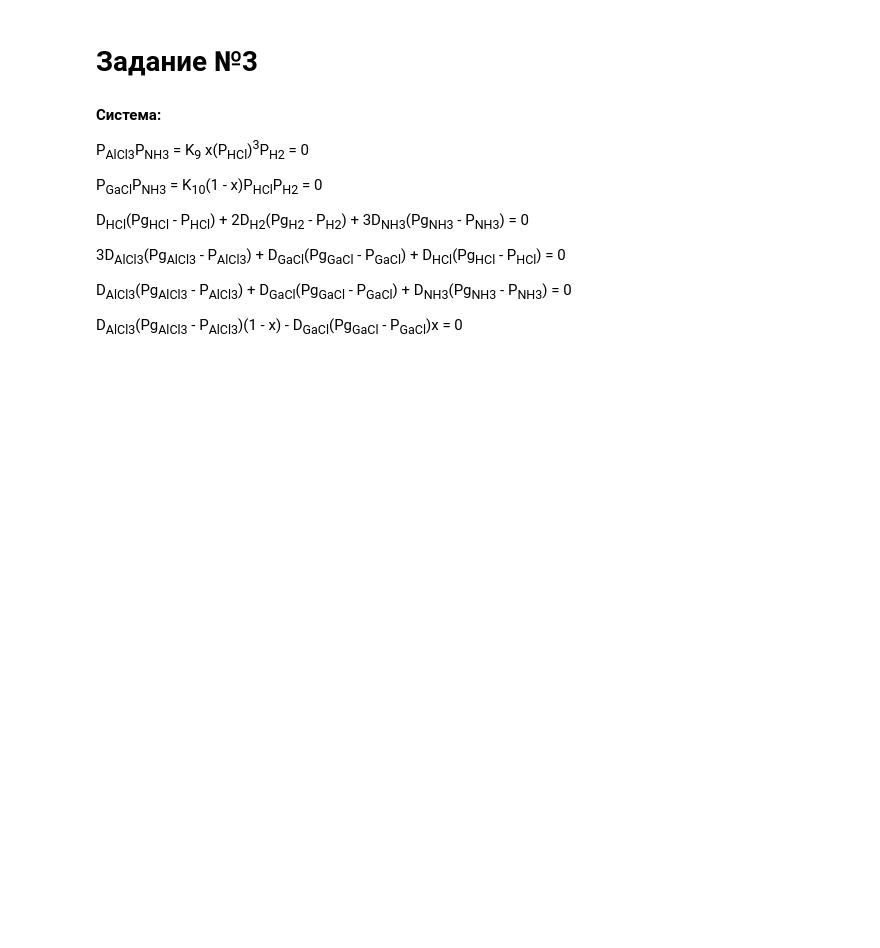
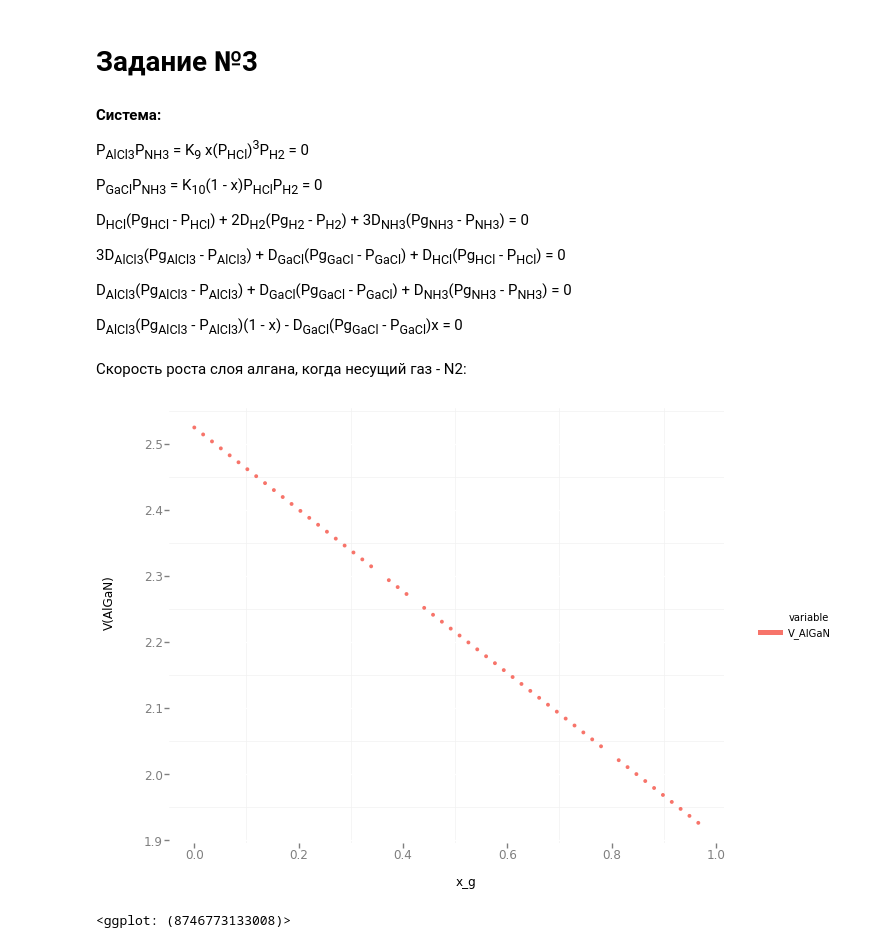
Before and after one commit to pavponn/computational-methods, a Jupyter notebook: course-work/AlganModel.ipynb, the cells around one changed output. Cells and saved outputs as stored; diff of their text form; code cells hidden in the pictures; blank space fills up the shorter version.

```diff
--- a/course-work/AlganModel.ipynb
+++ b/course-work/AlganModel.ipynb
@@ -423,3 +426,16 @@ for k, (x_g, n2Percentage) in (enumerate(product(x_gs, n2Percentages))):
             'G_GaCl': G['GaCl'],
             'G_AlCl3': G['AlCl3']
     }
+# %% [markdown]
+Скорость роста слоя алгана, когда несущий газ - N2:
+# %%
+data_for_temperature['V_AlGaN'] = data_for_temperature.V_AlGaN / 1000
+graph_data_speed = pd.melt(data_for_temperature[['x_g', 'V_AlGaN', 'n2Percentage']], id_vars=['x_g', 'n2Percentage'])
+(ggplot(aes(x = 'x_g', y = 'value', color='variable'), graph_data_speed[graph_data_speed.n2Percentage == 1]) +
+    geom_point(size=15) +
+    ylab('V(AlGaN)') +
+    theme_bw()
+)
+# %% [output]
+[figure, added]
+<ggplot: (8746773133008)>
```
Also changed, not shown: parts of 6 cells of this notebook.
